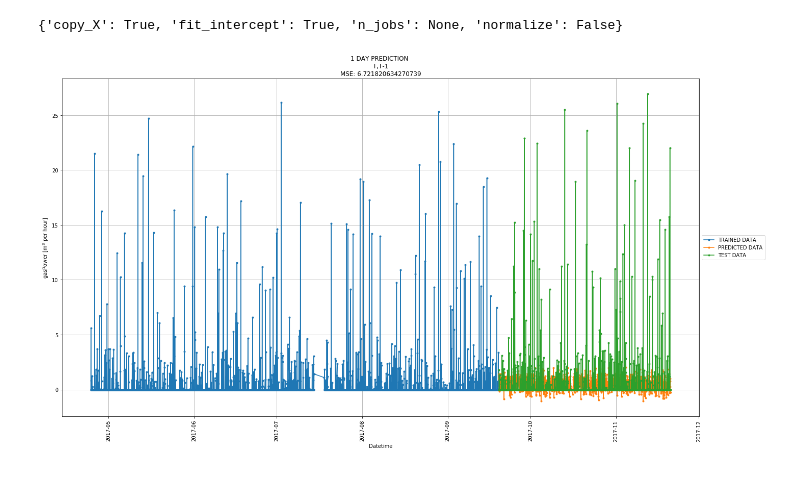
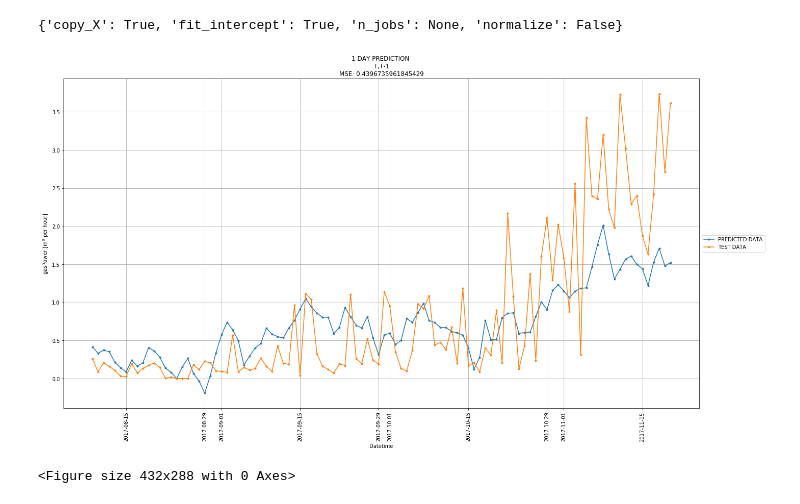
Before and after one commit to deKeijzer/KB-74-OPSCHALER, a Jupyter notebook: Personal_folders/VictorC/REGRESSION.ipynb, the cells around one changed output. Drawn from its saved outputs; the diff is of its cells as text; code cells hidden in the pictures.

Commit message:
Did some changes for adding the new hours and day columns,something is not working as expected. I will continue tomorrow, now I will look for the literature"

```diff
--- a/Personal_folders/VictorC/REGRESSION.ipynb
+++ b/Personal_folders/VictorC/REGRESSION.ipynb
@@ -50,7 +50,7 @@ def resample_df(df, sample_rate, combine_all_dwellings=False):
 rdf=resample_df(df,sample_rate)
 trdf = rdf[rdf['T'] < 16]
 # %%
-rdf = rdf.reset_index()
+
 rdf=rdf[np.isfinite(rdf['gasPower'])]
 trdf=trdf[np.isfinite(trdf['gasPower'])]
 # %%
@@ -93,3 +83,11 @@ rdf
 # plt.show()
 # %%
 rdf=rdf.dropna()
+# %%
+rdf['hour'] = rdf.index.hour #create column containing the hour
+rdf['dayofweek'] = rdf.index.dayofweek #Create column containing the day of the week
+# %%
+columns_to_cat = ['hour', 'dayofweek']
+rdf[columns_to_cat] = rdf[columns_to_cat].astype('category') # change datetypes to category
+
+rdf = pd.get_dummies(rdf, columns=columns_to_cat) # One hot encoding the categories
@@ -102,10 +113,21 @@ plt.show()
 from sklearn.linear_model import LinearRegression
 from sklearn.model_selection import train_test_split
 from sklearn.metrics import mean_squared_error
-X = rdf[['T','T-1']]
+X = rdf[['T','T-1','dayofweek_0','dayofweek_1','dayofweek_2','dayofweek_3','dayofweek_4','dayofweek_5','dayofweek_6']]
 y = rdf[['gasPower']]
 
-X_train, X_test, y_train, y_test = train_test_split(X, y, test_size=0.3, random_state=42)
+# X = np.array(X).reshape(-1,9) # Reshape because sklearn wants you to
+# y = np.array(y).reshape(-1,1)
+
+test_size = 0.5
+
+split_index = int(rdf.shape[0]*test_size) # the index at which to split df into train and test
+
+X_train = X[:split_index]
+y_train = y[:split_index]
+
+X_test = X[split_index:]
+y_test = y[split_index:]
 
 model = LinearRegression()
 model.fit(X_train, y_train)
@@ -126,30 +148,31 @@ print(model.get_params(deep=True))
 {'copy_X': True, 'fit_intercept': True, 'n_jobs': None, 'normalize': False}
 # %%
 import matplotlib.dates
-X_datetime=rdf['datetime'][:len(X_train)]
-X1_datetime=rdf['datetime'][len(X_train):]
+X_datetime=rdf.index[:len(X_train)]
+X1_datetime=rdf.index[len(X_train):]
 # X_datetime = matplotlib.dates.date2num(X_datetime)
 # X1_datetime= matplotlib.dates.date2num(X1_datetime)
-
 
 Y_prediction=model.predict(X_test)
 
 # %matplotlib notebook
 %matplotlib inline
 plt.figure(figsize=(20,11))
-plt.plot(X_datetime,y_train,'.-',label='TRAINED DATA')
+# plt.plot(X_datetime,y_train,'.-',label='TRAINED DATA')
 plt.plot(X1_datetime,Y_prediction,'.-',label='PREDICTED DATA')
 plt.plot(X1_datetime,y_test,'.-',label='TEST DATA')
 
 plt.grid(True)
 plt.title('1 DAY PREDICTION \n T,T-1 \nMSE: '+ str(mean_squared_error(y_test,Y_prediction)))
 plt.xlabel( 'Datetime')
 plt.xticks(rotation='vertical' )
 plt.ylabel('gasPower [m$^3$ per hour]')
 # plt.xlim(X1_datetime[0],X1_datetime[-1])
 
 plt.legend(loc='center left', bbox_to_anchor=(1, 0.5))
 plt.tight_layout()
 plt.show()
+plt.savefig('MVR result daily[T,T-1].png', dpi=1200)
 # %% [output]
-[figure, old version]
+[figure, new version]
+<Figure size 432x288 with 0 Axes>
```
Also changed, not shown: parts of 7 cells of this notebook, 1 other file.
